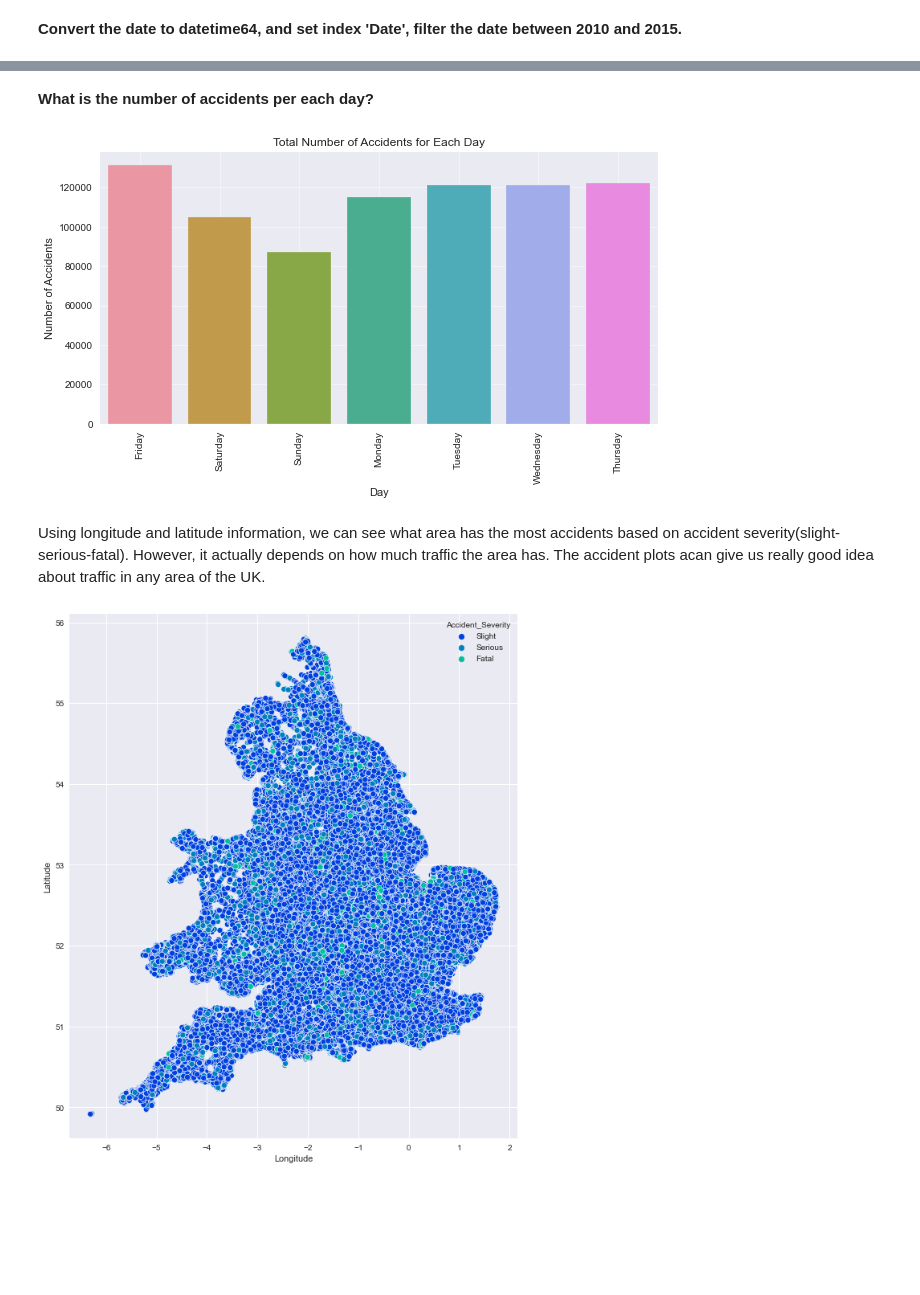
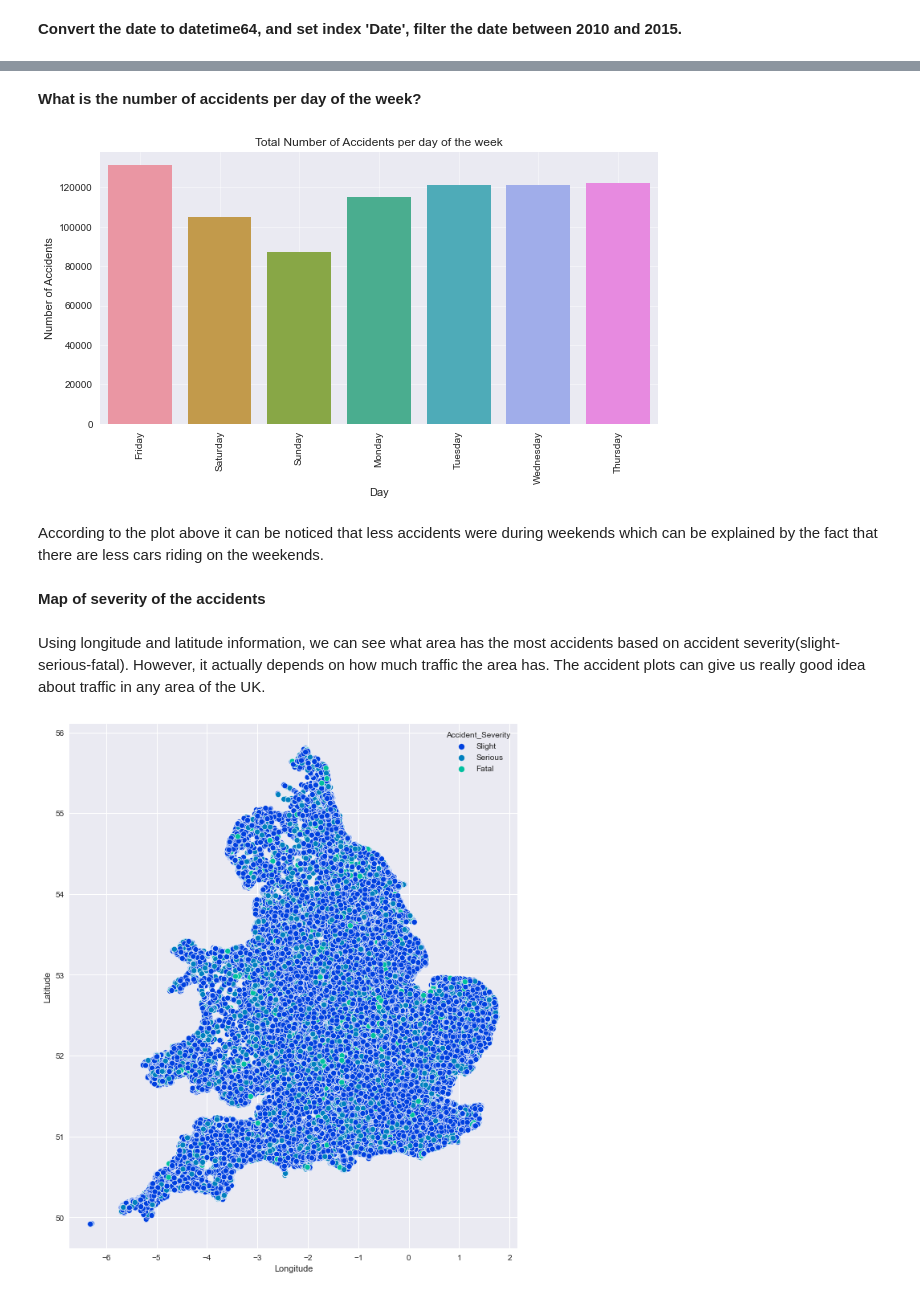
Before and after one commit to ersan-kucukoglu/accidents_python-project, a Jupyter notebook: code/UK_Accidents_Analysis.ipynb, the cells around one changed output, grey strips where cells are left out. Saved outputs shown, nothing was run; the diff lists cells and outputs as text; code cells hidden in the pictures; blank space fills up the shorter version.

```diff
--- a/code/UK_Accidents_Analysis.ipynb
+++ b/code/UK_Accidents_Analysis.ipynb
@@ -38,10 +50,16 @@ import matplotlib.pyplot as plt
 # %% [markdown]
 ### Import the Data
 # %%
-#load the datasets
-accidents_raw = pd.read_csv('/Users/ersankucukoglu/Desktop/Projects/accidents_python-project/data/raw/Accidents0515.csv')
-casualties_raw = pd.read_csv('/Users/ersankucukoglu/Desktop/Projects/accidents_python-project/data/raw/Casualties0515.csv',on_bad_lines='skip')
-refDataDict = pd.read_excel('/Users/ersankucukoglu/Desktop/Projects/accidents_python-project/data/raw/Road-Accident-Safety-Data-Guide.xls',sheet_name=None)
+#please change to your path
+
+#accidents_raw = pd.read_csv('/Users/ersankucukoglu/Desktop/Projects/accidents_python-project/data/raw/Accidents0515.csv')
+#casualties_raw = pd.read_csv('/Users/ersankucukoglu/Desktop/Projects/accidents_python-project/data/raw/Casualties0515.csv',on_bad_lines='skip')
+#refDataDict = pd.read_excel('/Users/ersankucukoglu/Desktop/Projects/accidents_python-project/data/raw/Road-Accident-Safety-Data-Guide.xls',sheet_name=None)
+
+accidents_raw = pd.read_csv('/Users/sabina/Desktop/Coding_final_project/data/raw/Accidents0515.csv')
+casualties_raw = pd.read_csv('/Users/sabina/Desktop/Coding_final_project/data/raw/Casualties0515.csv',on_bad_lines='skip')
+vehicles_raw = pd.read_csv('/Users/sabina/Desktop/Coding_final_project/data/raw/Vehicles0515.csv',on_bad_lines='skip')
+refDataDict = pd.read_excel('/Users/sabina/Desktop/Coding_final_project/data/raw/Road-Accident-Safety-Data-Guide.xls',sheet_name=None)
 # %% [markdown]
 ## Data Cleaning
 # %% [markdown]
@@ -242,18 +415,22 @@ sns.heatmap(accidents_corr, annot=True)
 # %% [markdown]
-**What is the number of accidents per each day?**
+**What is the number of accidents per day of the week?**
 # %%
 plt.figure(figsize=(10,5))
 ax=sns.countplot('Day_of_Week',data=accidents)
 plt.xticks(rotation=90)
 plt.grid(alpha=0.4)
-plt.title('Total Number of Accidents for Each Day')
+plt.title('Total Number of Accidents per day of the week')
 plt.xlabel('Day')
 plt.ylabel('Number of Accidents')
 plt.style.use('seaborn')
 # %% [output]
-[figure, old version]
+[figure, new version]
+# %% [markdown]
+According to the plot above it can be noticed that less accidents were during weekends which can be explained by the fact that there are less cars riding on the weekends.
+# %% [markdown]
+**Map of severity of the accidents**
 # %% [markdown]
- Using longitude and latitude information, we can see what area has the most accidents based on accident severity(slight-serious-fatal). However, it actually depends on how much traffic the area has. The accident plots acan give us really good idea about traffic in any area of the UK.
+ Using longitude and latitude information, we can see what area has the most accidents based on accident severity(slight-serious-fatal). However, it actually depends on how much traffic the area has. The accident plots can give us really good idea about traffic in any area of the UK.
 # %%
 #quantity and severity of the accidents
 plt.figure(figsize = (10,12))
```
Also changed, not shown: parts of 153 cells of this notebook.
